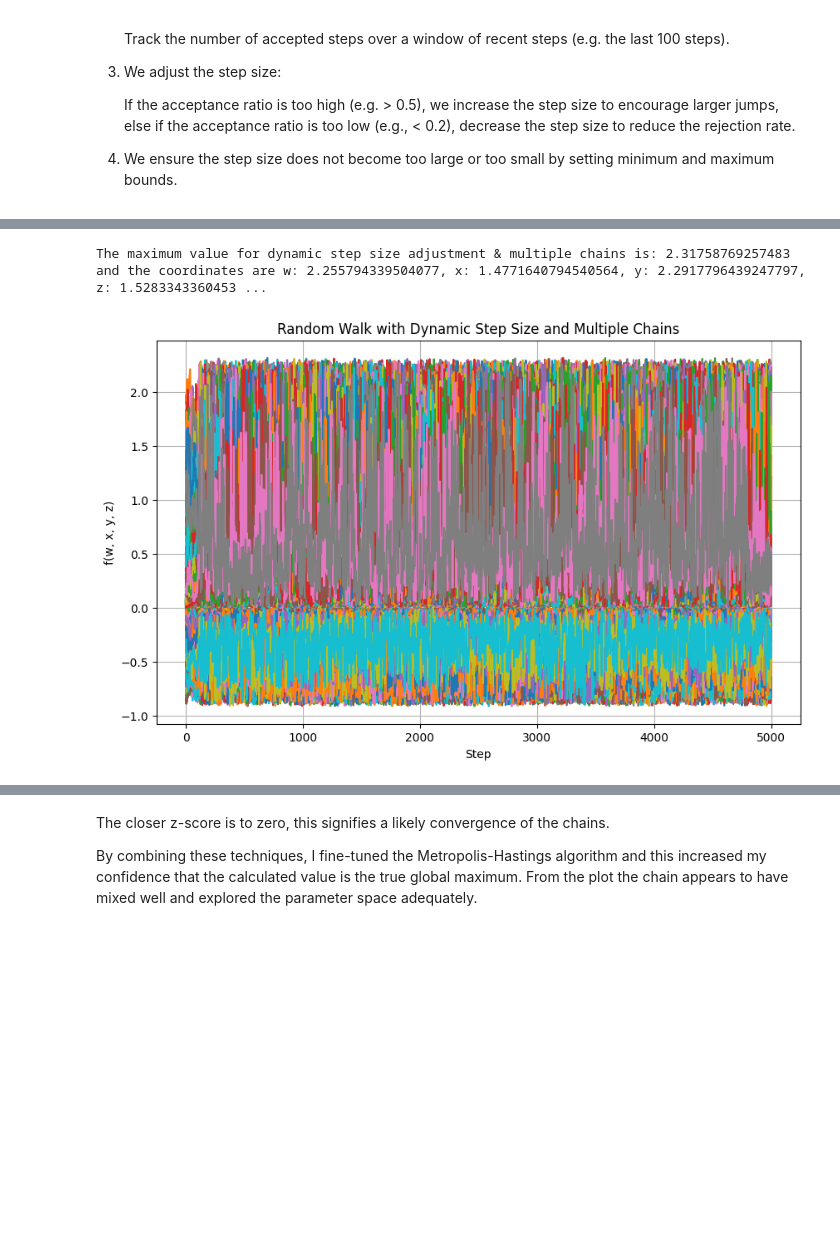
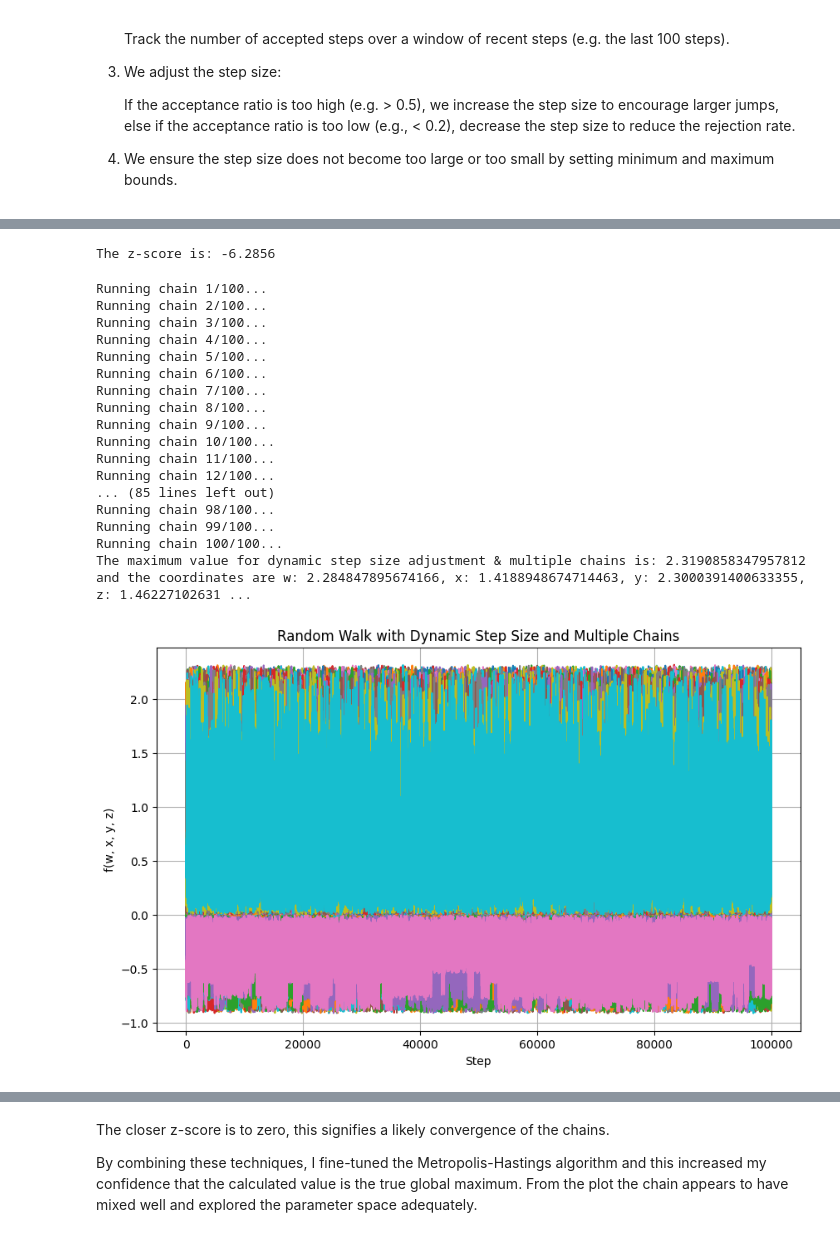
Before and after one commit to ovieimara/MATPMD4, a Jupyter notebook: MATPMD4_Assignment1_3422868.ipynb, the cells around one changed output, grey strips where cells are left out. Saved outputs shown, nothing was run; the diff lists cells and outputs as text; code cells hidden in the pictures; blank space fills up the shorter version.

```diff
--- a/MATPMD4_Assignment1_3422868.ipynb
+++ b/MATPMD4_Assignment1_3422868.ipynb
@@ -804,9 +858,10 @@ def fine_tune_chain(fx: Callable, f: Callable[[float, float, float, float], floa
 
   return max_value, max_coordinates, values_fn
 
-n_iterations = 5000
-n_chains = 1000
+n_iterations = 50000
+n_chains = 10
 fx = maximize_metropolis_hastings
+fn = function_4d
 maxima_value, max_coordinates, values_fn = fine_tune_chain(fx, fn, step_size=0.1, domain=(-5, 5), n_iterations=n_iterations, n_chains=n_chains)
 w, x, y, z = max_coordinates
 
@@ -897,11 +952,11 @@ def dynamic_step_size_metro_hastings(fn: Callable[[float, float, float, float],
 
 
   return values_fn, coordinates, accepted_steps, max_coordinates, accepted_step_count, max_value_fn
-fn = f
+fn = function_4d
 step_size = 0.1
 domain = (-5, 5)
-# n_iterations = 2000000
-n_iterations = 200000
+n_iterations = 2000000
+# n_iterations = 200000
 acceptance_threshold = 0.3 #acceptance_ratio_window
 acceptance_ratio_window = 100
 
@@ -915,3 +970,27 @@ The maximum value using dynamic step size adjustment is: 2.3079471498054525 and
+# %%
+def geweke_diagnostic(chains, first_part=0.1, last_part=0.5):
+
+    n_first = int(len(chains) * first_part)  # Number of samples in the first part
+    n_last = int(len(chains) * last_part)   # Number of samples in the last part
+
+    #split the chain
+    first_part = chains[:n_first]
+    last_part = chains[-n_last:]
+
+    #calculate means and variances of the parts
+    mu_first, mu_last = np.mean(first_part), np.mean(last_part)
+    var_first, var_last = np.var(first_part, ddof=1), np.var(last_part, ddof=1)
+
+    #compute the z-score
+    z_score = (mu_first - mu_last) / np.sqrt(var_first / n_first + var_last / n_last)
+
+    return z_score
+
+z_score = geweke_diagnostic(values_fn)
+
+print(f"The z-score is: {(z_score):.4f}")
+# %% [output]
+The z-score is: -6.2856
 # %%
 #running multiple chains with dynamic step size update
 def run_multiple_chains(fn, step_size: int, domain: Tuple, n_iterations: int =1000, n_chains: int =10, acceptance_threshold: int = 0.2, acceptance_ratio_window: int = 100) -> Tuple[List[float], List[Tuple], List[int], Tuple[float, float, float, float], int, float]:
@@ -919,40 +998,58 @@ def run_multiple_chains(fn, step_size: int, domain: Tuple, n_iterations: int =10
   max_coordinates_chains = None
   values_chains = []
   coordinates_chains = []
   accept_steps_chains = []
   # all_values = []
 
-  for _ in range(n_chains): #loop through each chain
+  for i in range(n_chains): #loop through each chain
+    print(f"Running chain {i + 1}/{n_chains}...")
     values_fn, coordinates, accept_steps, max_coordinates, accept_step_count, maxima_value = dynamic_step_size_metro_hastings(fn, step_size, domain, n_iterations, acceptance_threshold, acceptance_ratio_window)
     # for value in values_fn:
     #   all_values.append(value)
 
+    #store values and coordinates
     values_chains.append(values_fn)
     coordinates_chains.append(coordinates)
     accept_steps_chains.append(accept_steps)
 
     #update maximum value and coordinates
     if maxima_value > max_value_chains:
       max_value_chains = maxima_value
       max_coordinates_chains = max_coordinates
 
   return values_chains, coordinates_chains, accept_steps_chains, max_value_chains, max_coordinates_chains
 
-fn = f
+fn = function_4d
 step_size = 0.1
 domain = (-5, 5)
-n_iterations = 5000
-n_chains = 1000
-acceptance_threshold = 0.234
+n_iterations = 100000
+n_chains = 100
+acceptance_threshold = 0.3
 acceptance_ratio_window = 100
 values_chains, coordinates_chains, accept_steps_chains, maxima_value_chains, max_coordinates_chains = run_multiple_chains(fn, step_size, domain, n_iterations, n_chains, acceptance_threshold, acceptance_ratio_window)
 print(f"The maximum value for dynamic step size adjustment & multiple chains is: {maxima_value_chains} and the coordinates are w: {max_coordinates_chains[0]}, x: {max_coordinates_chains[1]}, y: {max_coordinates_chains[2]}, z: {max_coordinates_chains[3]}")
 
 title = "Random Walk with Dynamic Step Size and Multiple Chains"
 plot_multiple_chains(values_chains, n_chains, title)
 # %% [output]
-The maximum value for dynamic step size adjustment & multiple chains is: 2.31758769257483 and the coordinates are w: 2.255794339504077, x: 1.4771640794540564, y: 2.2917796439247797, z: 1.5283343360453 ...
+Running chain 1/100...
+Running chain 2/100...
+Running chain 3/100...
+Running chain 4/100...
+Running chain 5/100...
+Running chain 6/100...
+Running chain 7/100...
+Running chain 8/100...
+Running chain 9/100...
+Running chain 10/100...
+Running chain 11/100...
+Running chain 12/100...
+... (85 lines left out)
+Running chain 98/100...
+Running chain 99/100...
+Running chain 100/100...
+The maximum value for dynamic step size adjustment & multiple chains is: 2.3190858347957812 and the coordinates are w: 2.284847895674166, x: 1.4188948674714463, y: 2.3000391400633355, z: 1.46227102631 ...
-[figure, old version]
+[figure, new version]
 # %% [markdown]
 From the plot the function seems to have converged as:
 
```
Also changed, not shown: parts of 18 cells of this notebook.
